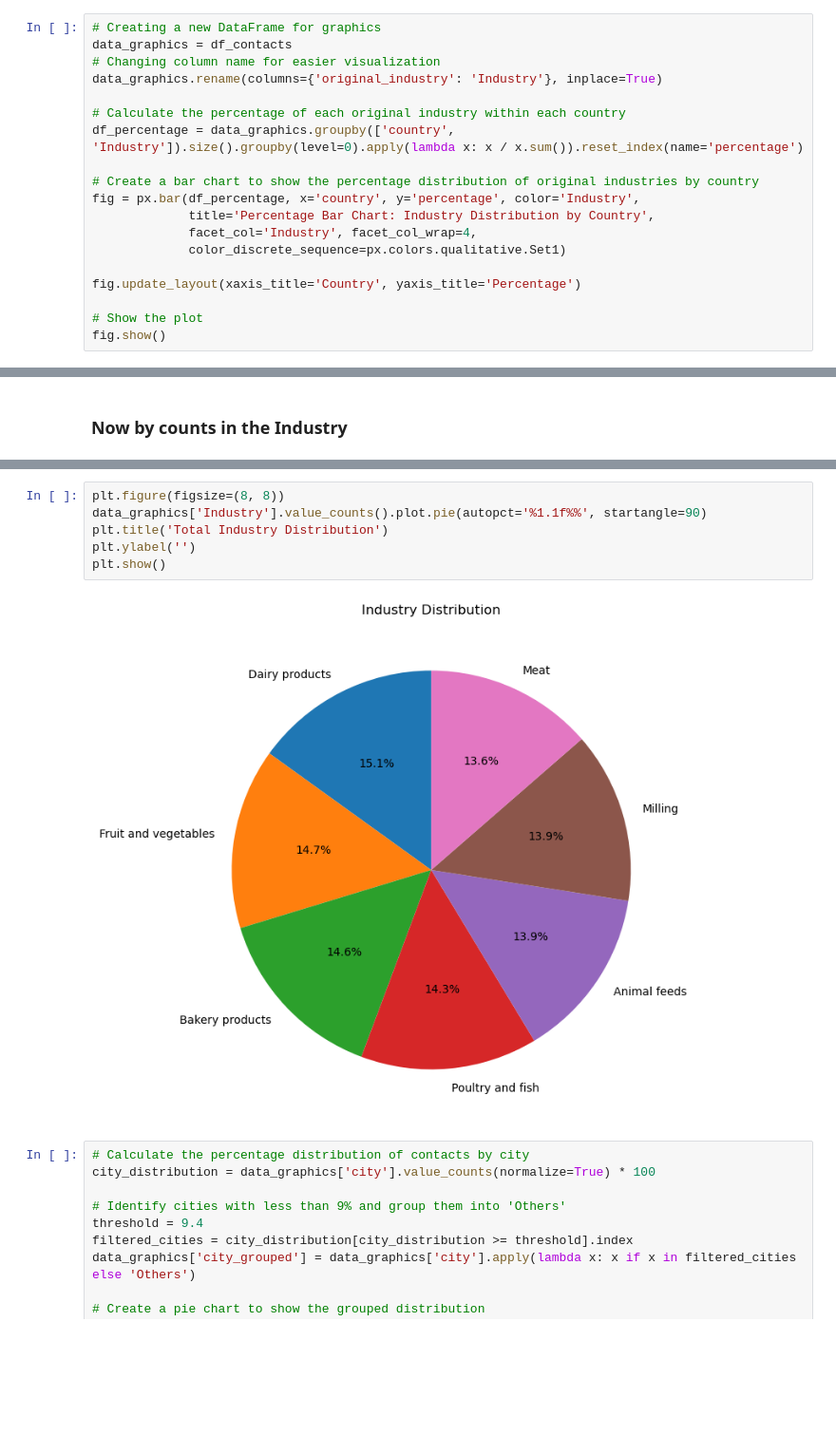
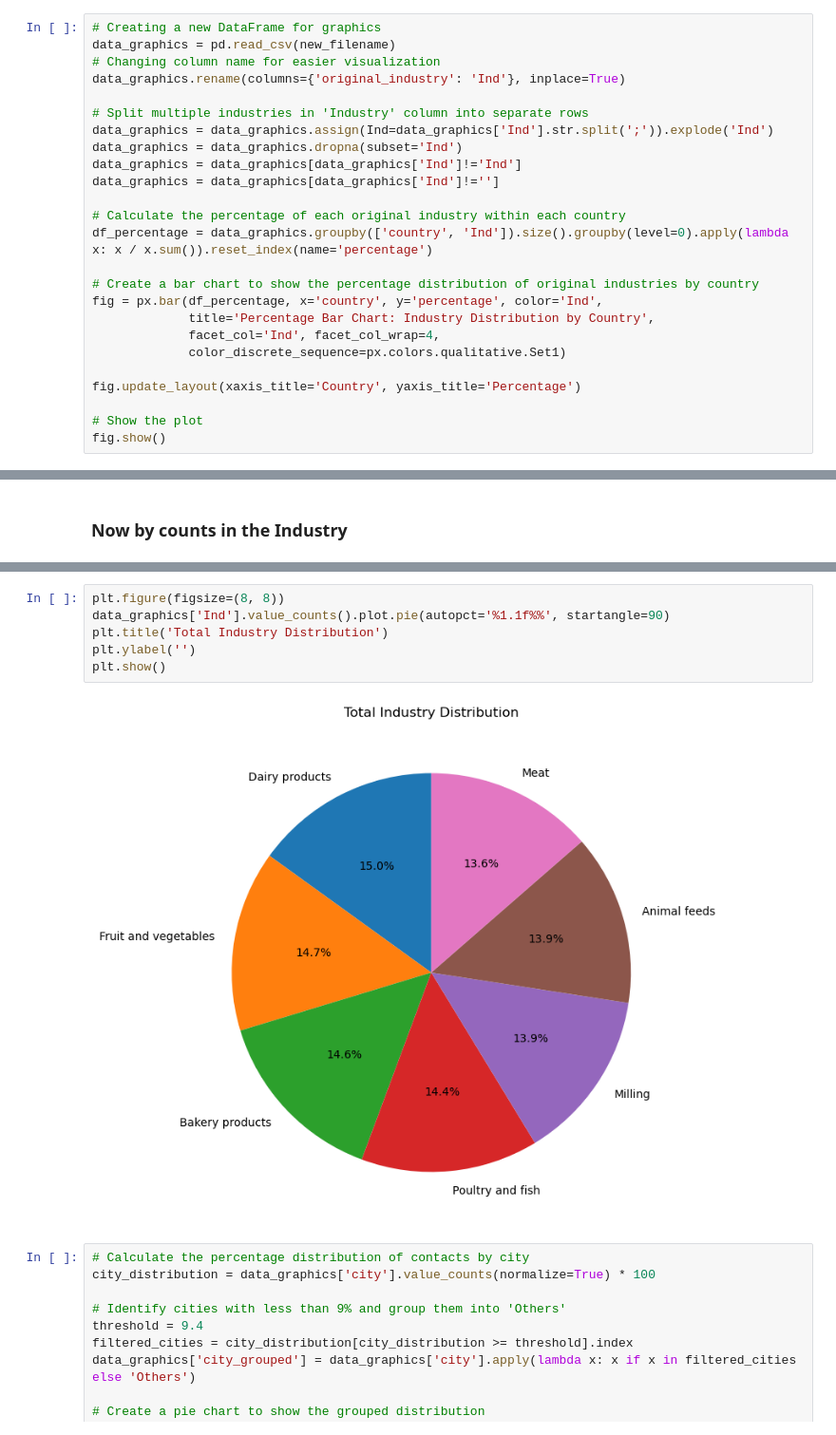
Before and after one commit to rich-coding/HubSpot_ETL_Pipeline, a Jupyter notebook: Pipeline_ETL_HubSpot.ipynb, the cells around one changed output, grey strips where cells are left out. Shown: that part at 95% size. Saved outputs shown, nothing was run; the diff lists cells and outputs as text; blank space fills up the shorter version.

```diff
--- a/Pipeline_ETL_HubSpot.ipynb
+++ b/Pipeline_ETL_HubSpot.ipynb
@@ -207,17 +208,23 @@ ETL.uploadContacts(token_destination, df_contacts)
 # Some Interactive Graphics
 # %%
 # Creating a new DataFrame for graphics
-data_graphics = df_contacts
+data_graphics = pd.read_csv(new_filename)
 # Changing column name for easier visualization
-data_graphics.rename(columns={'original_industry': 'Industry'}, inplace=True)
+data_graphics.rename(columns={'original_industry': 'Ind'}, inplace=True)
+
+# Split multiple industries in 'Industry' column into separate rows
+data_graphics = data_graphics.assign(Ind=data_graphics['Ind'].str.split(';')).explode('Ind')
+data_graphics = data_graphics.dropna(subset='Ind')
+data_graphics = data_graphics[data_graphics['Ind']!='Ind']
+data_graphics = data_graphics[data_graphics['Ind']!='']
 
 # Calculate the percentage of each original industry within each country
-df_percentage = data_graphics.groupby(['country', 'Industry']).size().groupby(level=0).apply(lambda x: x / x.sum()).reset_index(name='percentage')
+df_percentage = data_graphics.groupby(['country', 'Ind']).size().groupby(level=0).apply(lambda x: x / x.sum()).reset_index(name='percentage')
 
 # Create a bar chart to show the percentage distribution of original industries by country
-fig = px.bar(df_percentage, x='country', y='percentage', color='Industry',
+fig = px.bar(df_percentage, x='country', y='percentage', color='Ind',
              title='Percentage Bar Chart: Industry Distribution by Country',
-             facet_col='Industry', facet_col_wrap=4,
+             facet_col='Ind', facet_col_wrap=4,
              color_discrete_sequence=px.colors.qualitative.Set1)
 
 fig.update_layout(xaxis_title='Country', yaxis_title='Percentage')
@@ -251,12 +258,12 @@ fig.update_layout(xaxis_title='Country', yaxis_title='Count')
 fig.show()
 # %%
 plt.figure(figsize=(8, 8))
-data_graphics['Industry'].value_counts().plot.pie(autopct='%1.1f%%', startangle=90)
+data_graphics['Ind'].value_counts().plot.pie(autopct='%1.1f%%', startangle=90)
 plt.title('Total Industry Distribution')
 plt.ylabel('')
 plt.show()
 # %% [output]
-[figure, old version]
+[figure, new version]
 # %%
 # Calculate the percentage distribution of contacts by city
 city_distribution = data_graphics['city'].value_counts(normalize=True) * 100
```
Also changed, not shown: parts of 11 cells of this notebook, 2 other files.
